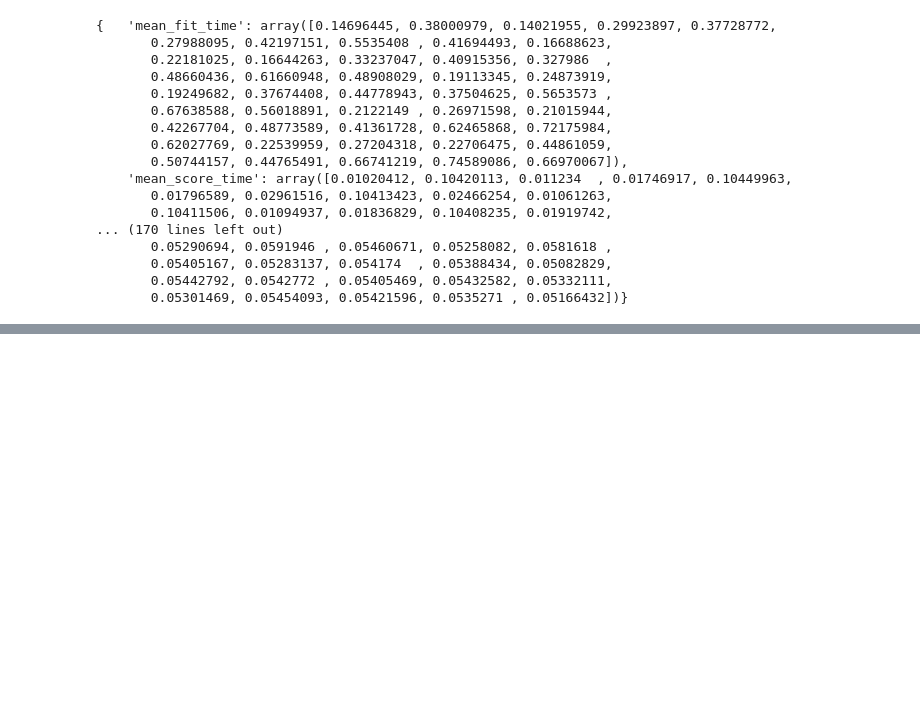
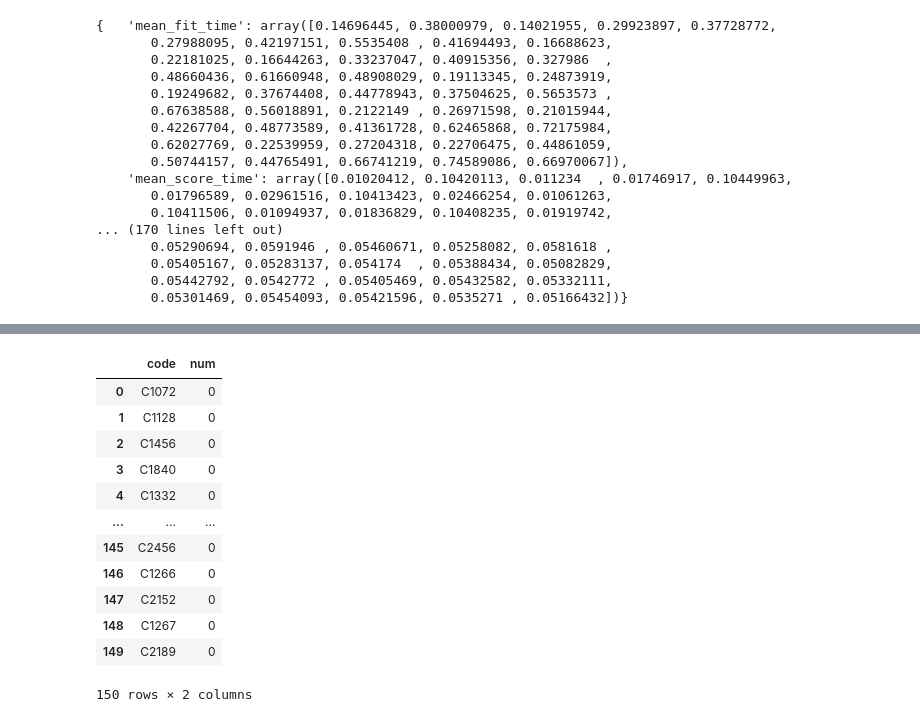
Before and after one commit to 1KimJiHyeon/parking_demand_forecast, a Jupyter notebook: 하이퍼파라미터튜닝_장환영_1202.ipynb, the cells around one changed output, grey strips where cells are left out. Saved outputs shown, nothing was run; the diff lists cells and outputs as text; code cells hidden in the pictures; blank space fills up the shorter version.

```diff
--- a/파라미터튜닝_장환영_1202.ipynb
+++ b/하이퍼파라미터튜닝_장환영_1202.ipynb
@@ -1133,0 +1166,17 @@ RandomForest Regression best_params: {'max_depth': 10, 'n_estimators': 100, 'n_j
+# %%
+answer_sheet = pd.read_csv('sample_submission.csv')
+answer_sheet
+# %% [output]
+|  | code | num |
+| 0 | C1072 | 0 |
+| 1 | C1128 | 0 |
+| 2 | C1456 | 0 |
+| 3 | C1840 | 0 |
+| 4 | C1332 | 0 |
+| ... | ... | ... |
+| 145 | C2456 | 0 |
+| 146 | C1266 | 0 |
+| 147 | C2152 | 0 |
+| 148 | C1267 | 0 |
+| 149 | C2189 | 0 |
+150 rows × 2 columns
```
Also changed, not shown: parts of 6 cells of this notebook, 1 other file.
